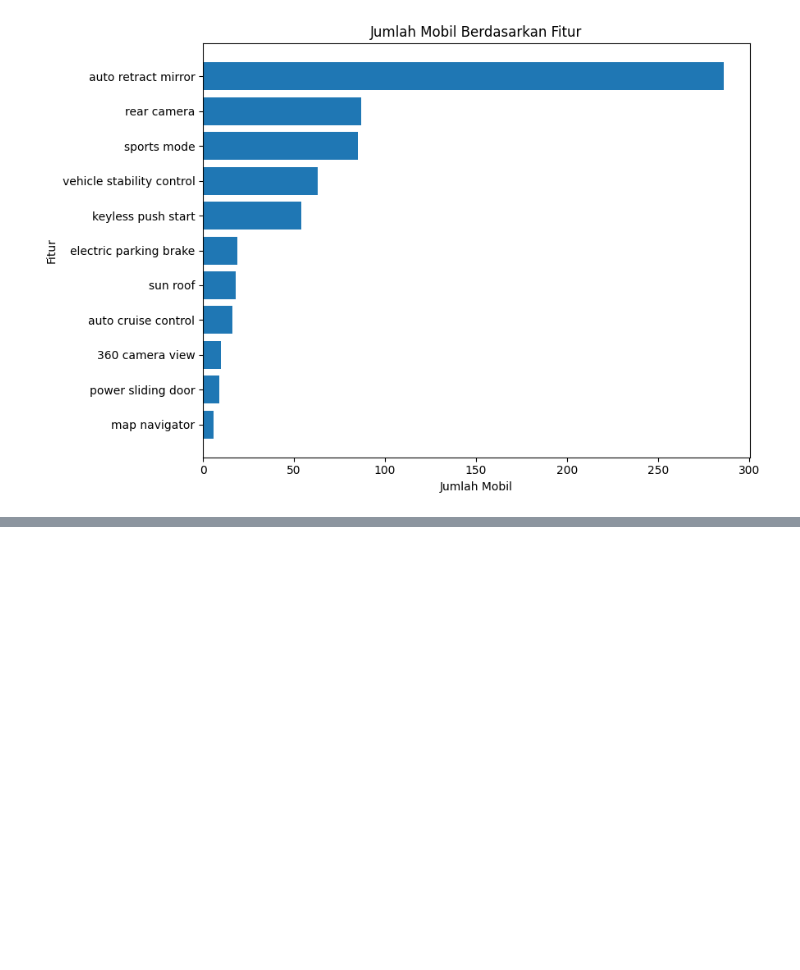
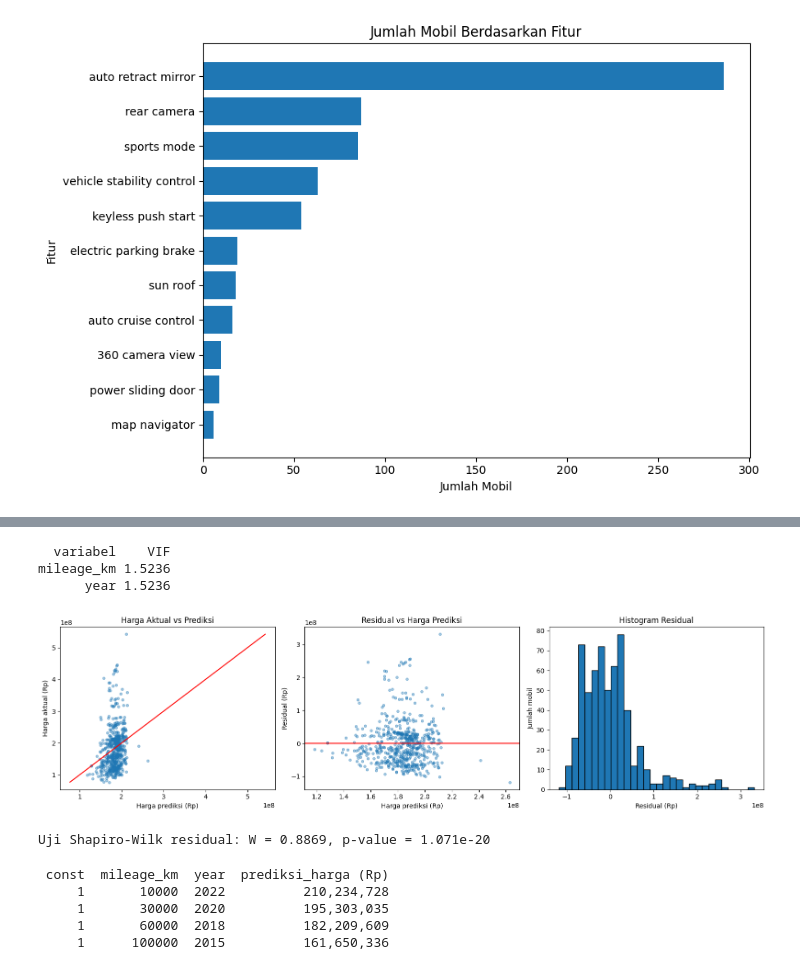
Before and after one commit to farid24ti/Project-Probabilitas-dan-Statistika---Kelompok-9, a Jupyter notebook: Statistika_Deskriptif_Kelompok_9.ipynb, the cells around one changed output, grey strips where cells are left out. Drawn from its saved outputs; the diff is of its cells as text; code cells hidden in the pictures; blank space fills up the shorter version.

```diff
--- a/Statistika_Deskriptif_Kelompok_9.ipynb
+++ b/Statistika_Deskriptif_Kelompok_9.ipynb
@@ -261,0 +399,9 @@ plt.show()
+# %%
+X = data[["mileage_km", "year"]]
+y = data["price (Rp)"]
+
+X = sm.add_constant(X)
+
+print(X.head())
+print()
+print("Jumlah data :", len(X))
@@ -261,0 +417,4 @@ plt.show()
+# %%
+model = sm.OLS(y, X).fit()
+
+print(model.summary())
@@ -261,0 +476,59 @@ plt.show()
+# %%
+vif = pd.DataFrame({
+    "variabel": X.columns,
+    "VIF": [variance_inflation_factor(X.values, i) for i in range(X.shape[1])]
+})
+
+print(vif[vif["variabel"] != "const"].round(4).to_string(index=False))
+# %% [output]
+  variabel    VIF
+mileage_km 1.5236
+      year 1.5236
+# %%
+fig, axes = plt.subplots(1, 3, figsize=(16, 4.5))
+
+# Harga aktual vs harga prediksi
+axes[0].scatter(model.fittedvalues, y, alpha=0.4, s=15)
+batas = [y.min(), y.max()]
+axes[0].plot(batas, batas, color="red")
+axes[0].set_title("Harga Aktual vs Prediksi")
+axes[0].set_xlabel("Harga prediksi (Rp)")
+axes[0].set_ylabel("Harga aktual (Rp)")
+
+# Residual vs harga prediksi
+axes[1].scatter(model.fittedvalues, model.resid, alpha=0.4, s=15)
+axes[1].axhline(0, color="red")
+axes[1].set_title("Residual vs Harga Prediksi")
+axes[1].set_xlabel("Harga prediksi (Rp)")
+axes[1].set_ylabel("Residual (Rp)")
+
+# Histogram residual
+axes[2].hist(model.resid, bins=30, edgecolor="black")
+axes[2].set_title("Histogram Residual")
+axes[2].set_xlabel("Residual (Rp)")
+axes[2].set_ylabel("Jumlah mobil")
+
+plt.tight_layout()
+plt.show()
+
+w, p_shapiro = stats.shapiro(model.resid)
+print(f"Uji Shapiro-Wilk residual: W = {w:.4f}, p-value = {p_shapiro:.3e}")
+# %% [output]
+[figure, added]
+Uji Shapiro-Wilk residual: W = 0.8869, p-value = 1.071e-20
+# %%
+data_baru = pd.DataFrame({
+    "mileage_km": [10000, 30000, 60000, 100000],
+    "year": [2022, 2020, 2018, 2015]
+})
+
+data_baru = sm.add_constant(data_baru, has_constant="add")
+data_baru["prediksi_harga (Rp)"] = model.predict(data_baru[["const", "mileage_km", "year"]])
+
+print(data_baru.to_string(index=False, float_format=lambda v: f"{v:,.0f}"))
+# %% [output]
+ const  mileage_km  year  prediksi_harga (Rp)
+     1       10000  2022          210,234,728
+     1       30000  2020          195,303,035
+     1       60000  2018          182,209,609
+     1      100000  2015          161,650,336
```
Also changed, not shown: parts of 13 cells of this notebook.
